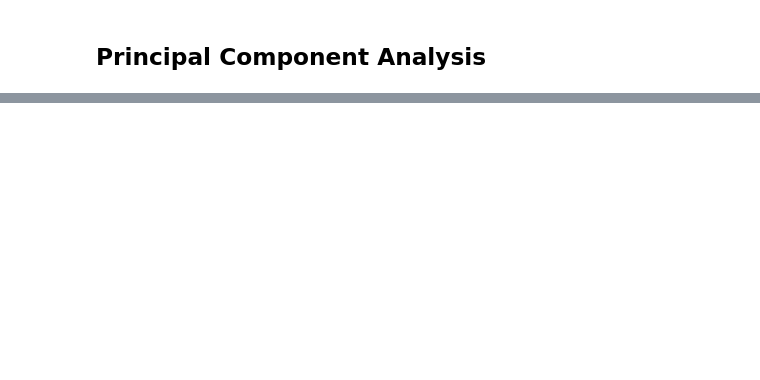
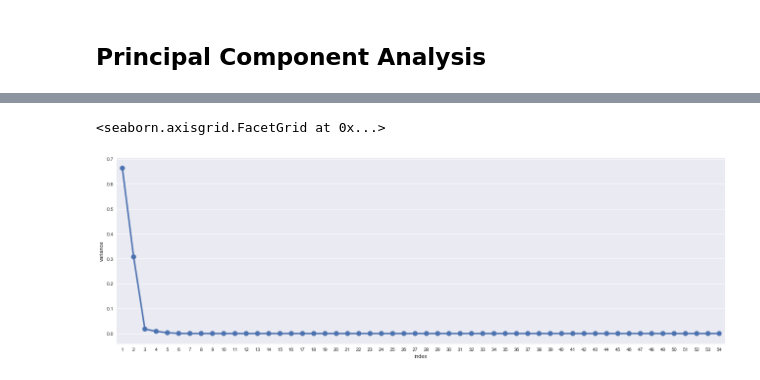
Before and after one commit to kartikvasu/ma463x_finalproject, a Jupyter notebook: PCA.ipynb, the cells around one changed output, grey strips where cells are left out. Saved outputs shown, nothing was run; the diff lists cells and outputs as text; code cells hidden in the pictures; blank space fills up the shorter version.

```diff
--- a/PCA.ipynb
+++ b/PCA.ipynb
@@ -44,0 +47,9 @@ pca_df.explained_variance_ratio_.plot()
+# %%
+explained_variances = pd.DataFrame(pca_df.explained_variance_ratio_, columns=['variance'])
+explained_variances['index'] = range(1, len(explained_variances) + 1)
+# %%
+%matplotlib inline
+sn.factorplot(x = 'index', y = 'variance', data = explained_variances, size=6, aspect=3)
+# %% [output]
+<seaborn.axisgrid.FacetGrid at 0x...>
+[figure, added]
```
Also changed, not shown: parts of 15 cells of this notebook, 1 other file.
